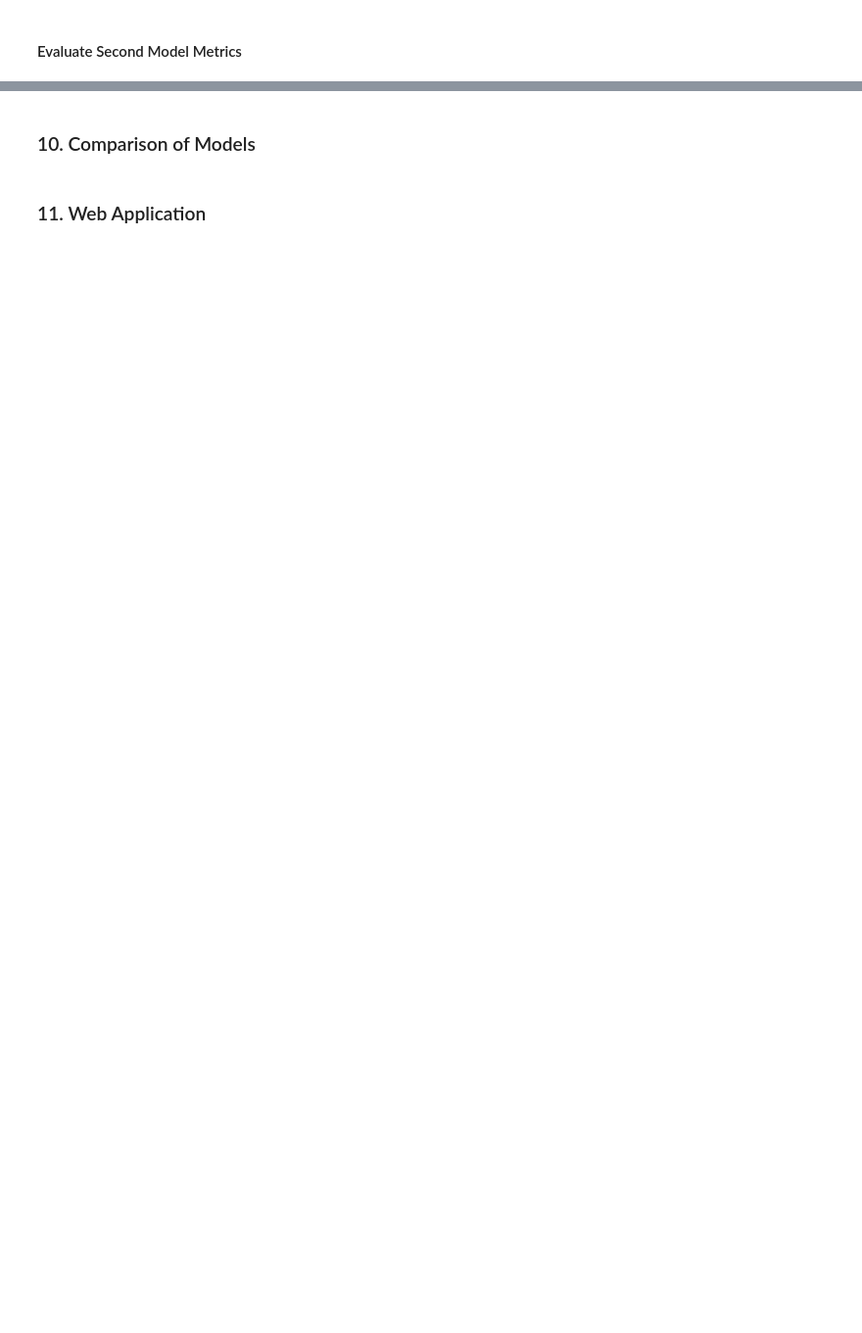
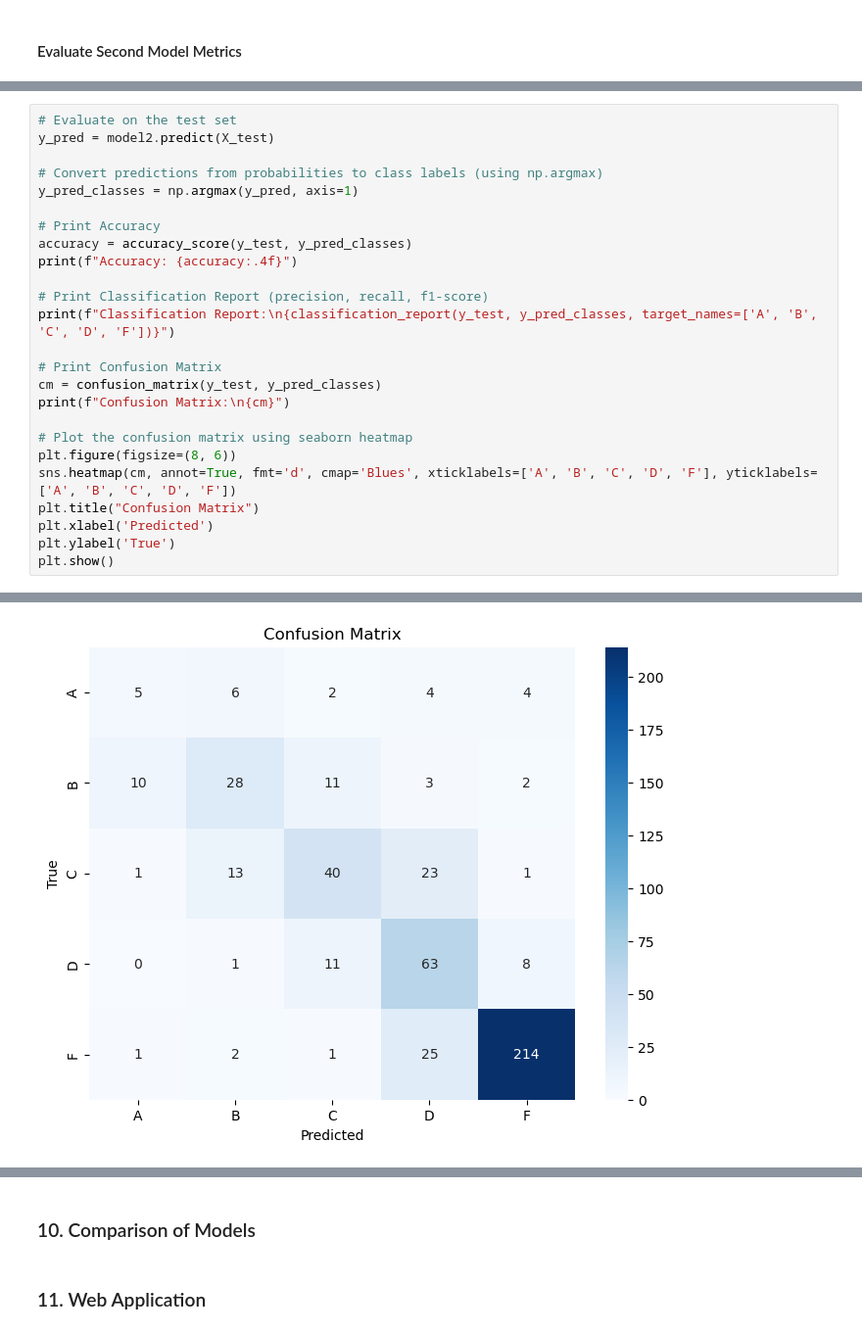
Before and after one commit to KGS577999/Guided-Project, a Jupyter notebook: notebooks/Guided_Project.ipynb, the cells around one changed output, grey strips where cells are left out. Shown at 98% size. Cells and saved outputs as stored; diff of their text form; blank space fills up the shorter version.

```diff
--- a/notebooks/Guided_Project.ipynb
+++ b/notebooks/Guided_Project.ipynb
@@ -996,0 +1033,26 @@ Test R²: 0.9474861348376149
+# %%
+# Evaluate on the test set
+y_pred = model2.predict(X_test)
+
+# Convert predictions from probabilities to class labels (using np.argmax)
+y_pred_classes = np.argmax(y_pred, axis=1)
+
+# Print Accuracy
+accuracy = accuracy_score(y_test, y_pred_classes)
+print(f"Accuracy: {accuracy:.4f}")
+
+# Print Classification Report (precision, recall, f1-score)
+print(f"Classification Report:\n{classification_report(y_test, y_pred_classes, target_names=['A', 'B', 'C', 'D', 'F'])}")
+
+# Print Confusion Matrix
+cm = confusion_matrix(y_test, y_pred_classes)
+print(f"Confusion Matrix:\n{cm}")
+
+# Plot the confusion matrix using seaborn heatmap
+plt.figure(figsize=(8, 6))
+sns.heatmap(cm, annot=True, fmt='d', cmap='Blues', xticklabels=['A', 'B', 'C', 'D', 'F'], yticklabels=['A', 'B', 'C', 'D', 'F'])
+plt.title("Confusion Matrix")
+plt.xlabel('Predicted')
+plt.ylabel('True')
+plt.show()
+# %% [output]
@@ -996,0 +1076 @@ Test R²: 0.9474861348376149
+[figure, added]
```
Also changed, not shown: parts of 25 cells of this notebook, 5 other files.
